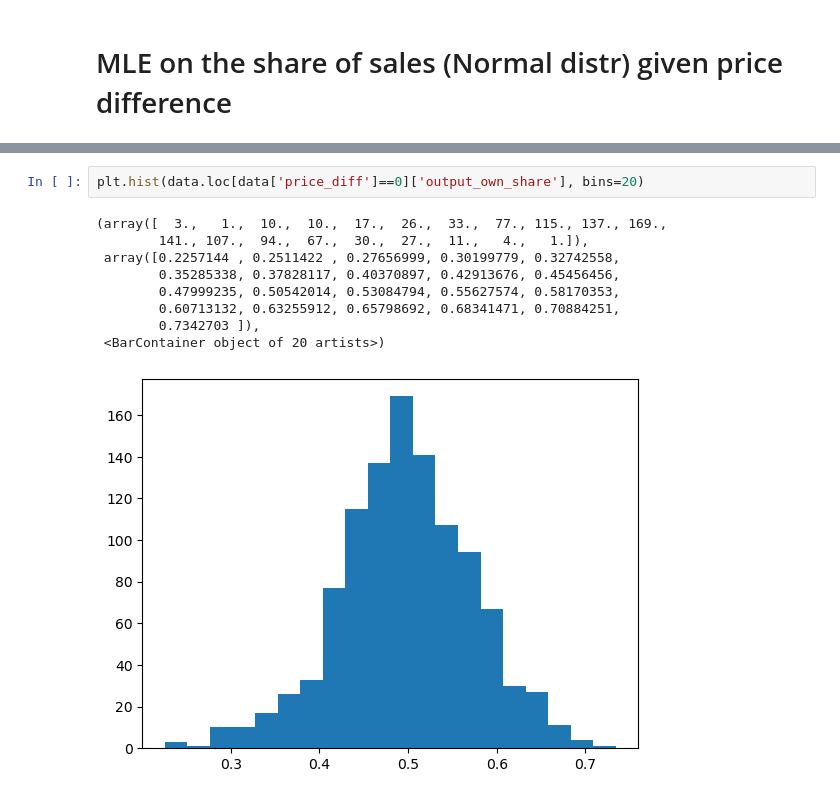
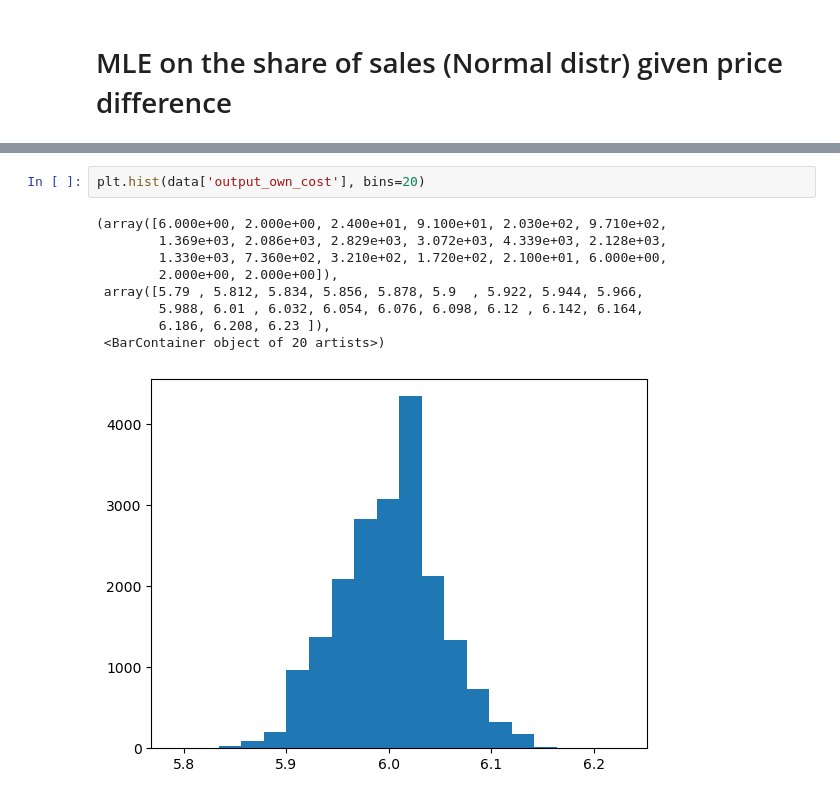
Before and after one commit to Vileh/UCL_Pricing_Algorithm_Research_Study, a Jupyter notebook: eda.ipynb, the cells around one changed output, grey strips where cells are left out. Saved outputs shown, nothing was run; the diff lists cells and outputs as text.

```diff
--- a/eda.ipynb
+++ b/eda.ipynb
@@ -103,12 +203,12 @@ plt.scatter(data['price_diff'], data['output_own_share'])
 # %%
-plt.hist(data.loc[data['price_diff']==0]['output_own_share'], bins=20)
+plt.hist(data['output_own_cost'], bins=20)
 # %% [output]
-(array([  3.,   1.,  10.,  10.,  17.,  26.,  33.,  77., 115., 137., 169.,
-        141., 107.,  94.,  67.,  30.,  27.,  11.,   4.,   1.]),
- array([0.2257144 , 0.2511422 , 0.27656999, 0.30199779, 0.32742558,
-        0.35285338, 0.37828117, 0.40370897, 0.42913676, 0.45456456,
-        0.47999235, 0.50542014, 0.53084794, 0.55627574, 0.58170353,
-        0.60713132, 0.63255912, 0.65798692, 0.68341471, 0.70884251,
-        0.7342703 ]),
+(array([6.000e+00, 2.000e+00, 2.400e+01, 9.100e+01, 2.030e+02, 9.710e+02,
+        1.369e+03, 2.086e+03, 2.829e+03, 3.072e+03, 4.339e+03, 2.128e+03,
+        1.330e+03, 7.360e+02, 3.210e+02, 1.720e+02, 2.100e+01, 6.000e+00,
+        2.000e+00, 2.000e+00]),
+ array([5.79 , 5.812, 5.834, 5.856, 5.878, 5.9  , 5.922, 5.944, 5.966,
+        5.988, 6.01 , 6.032, 6.054, 6.076, 6.098, 6.12 , 6.142, 6.164,
+        6.186, 6.208, 6.23 ]),
  <BarContainer object of 20 artists>)
-[figure, old version]
+[figure, new version]
```
Also changed, not shown: parts of 18 cells of this notebook.
